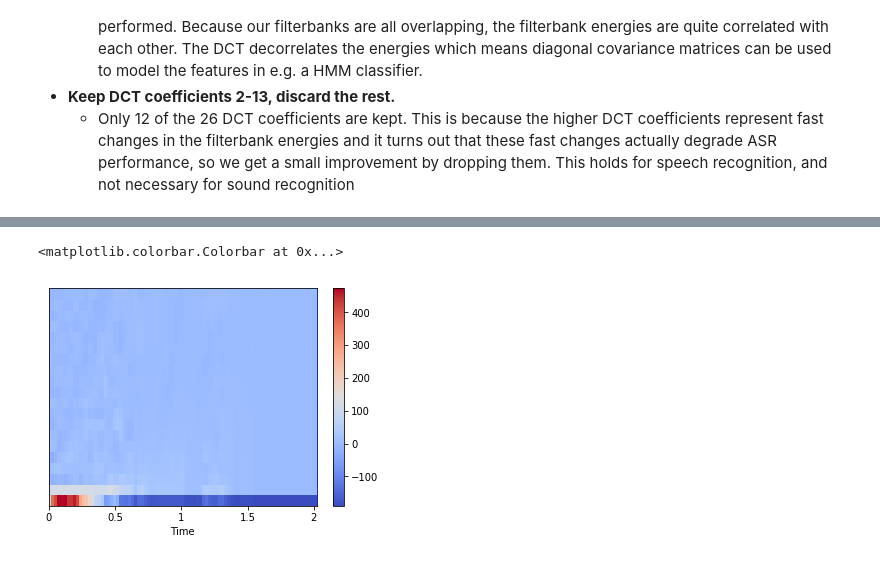
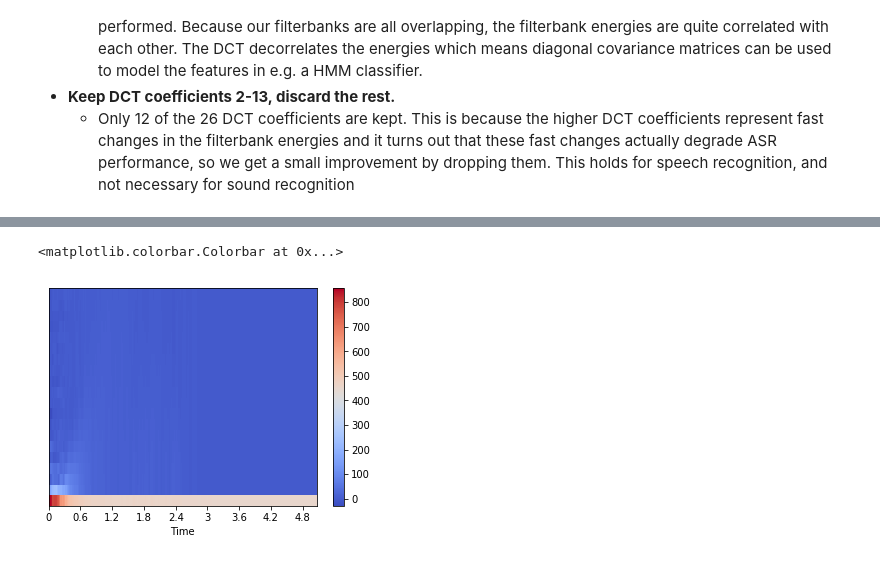
Before and after one commit to gelisa/kaggle_sound, a Jupyter notebook: sandbox.ipynb, the cells around one changed output, grey strips where cells are left out. Saved outputs shown, nothing was run; the diff lists cells and outputs as text; code cells hidden in the pictures.

```diff
--- a/sandbox.ipynb
+++ b/sandbox.ipynb
@@ -237,9 +256,9 @@ plt.colorbar()
 # %%
 plt.figure(figsize=(6,4))
-ns = 2*44100
-mfcc_oboe = mfcc((np.absolute(fft.fft(oboe[0*ns:1*ns]))/1/ns)[:int(ns/2)], sr=44100)
-specshow(mfcc_oboe, x_axis='time')
+ns = int(0.5*44100)
+mfcc_knock = mfcc(np.array([float(x) for x in knock]), sr=44100)#(np.absolute(fft.fft(knock[0*ns:1*ns]))/1/ns)[:int(ns/2)], sr=44100)
+specshow(mfcc_knock, x_axis='time')
 plt.colorbar()
 # %% [output]
 <matplotlib.colorbar.Colorbar at 0x...>
-[figure, old version]
+[figure, new version]
```
Also changed, not shown: parts of 7 cells of this notebook.
